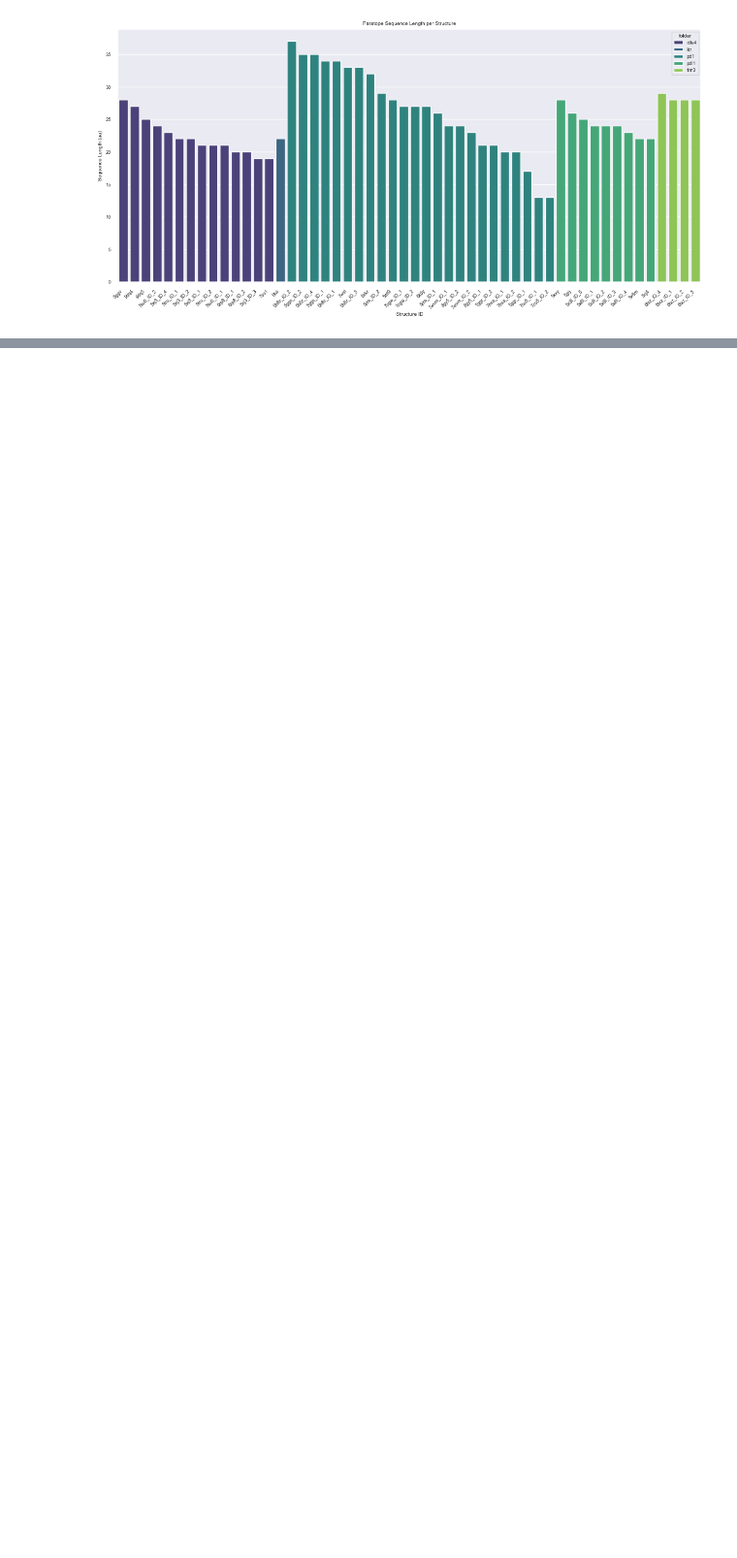
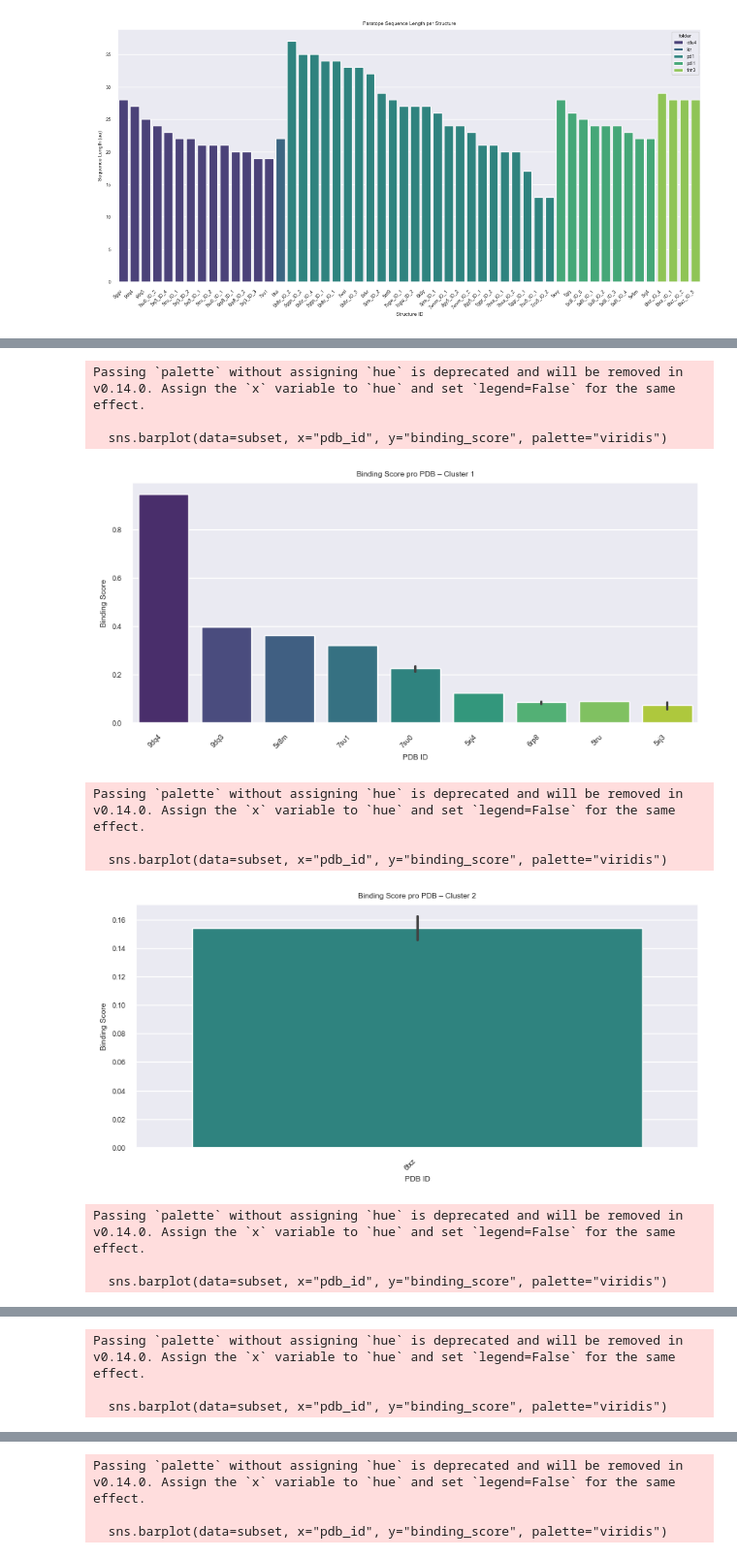
Before and after one commit to datascience-2025-group4/group04-team01, a Jupyter notebook: Structural Analysis_Paratope_Interface.ipynb, the cells around one changed output, grey strips where cells are left out. Shown at 97% size. Drawn from its saved outputs; the diff is of its cells as text; code cells hidden in the pictures; blank space fills up the shorter version.

```diff
--- a/Structural Analysis_Paratope_Interface.ipynb
+++ b/Structural Analysis_Paratope_Interface.ipynb
@@ -735,13 +735,13 @@ def get_checkpoint_label(pdb_id):
     checkpoint = pdb_to_checkpoint[base_id]
     return f"{checkpoint} | {pdb_id}"
 
-df = df.copy()
-df.index = [get_checkpoint_label(p) for p in df.index]
-df.columns = [get_checkpoint_label(p) for p in df.columns]
+df_identity = df_identity.copy()
+df_identity.index = [get_checkpoint_label(p) for p in df_identity.index]
+df_identity.columns = [get_checkpoint_label(p) for p in df_identity.columns]
 
 
 
-annot_data = df.applymap(lambda x: f"{x:.0f}")
+annot_data = df_identity.applymap(lambda x: f"{x:.0f}")
 mask = None
 
 plt.figure(figsize=(24, 20))
@@ -750,7 +750,7 @@ sns.set(style="white", font_scale=1.0)
 
 
 ax = sns.heatmap(
-    df,
+    df_identity,
     annot=annot_data,
     fmt="",
     cmap="viridis",
@@ -827,0 +1029,31 @@ plt.show()
+# %%
+import matplotlib.pyplot as plt
+import seaborn as sns
+
+# Clusterliste ermitteln
+clusters = merged_df["cluster"].unique()
+
+# Plot pro Cluster
+for cluster_name in clusters:
+    subset = merged_df[merged_df["cluster"] == cluster_name].sort_values("binding_score", ascending=False)
+
+    plt.figure(figsize=(8, 4))
+    sns.barplot(data=subset, x="pdb_id", y="binding_score", palette="viridis")
+    plt.title(f"Binding Score pro PDB – {cluster_name}")
+    plt.xlabel("PDB ID")
+    plt.ylabel("Binding Score")
+    plt.xticks(rotation=45, ha="right")
+    plt.tight_layout()
+    plt.show()
+# %% [output]
+Passing `palette` without assigning `hue` is deprecated and will be removed in v0.14.0. Assign the `x` variable to `hue` and set `legend=False` for the same effect.
+
+  sns.barplot(data=subset, x="pdb_id", y="binding_score", palette="viridis")
+[figure, added]
+Passing `palette` without assigning `hue` is deprecated and will be removed in v0.14.0. Assign the `x` variable to `hue` and set `legend=False` for the same effect.
+
+  sns.barplot(data=subset, x="pdb_id", y="binding_score", palette="viridis")
+[figure, added]
+Passing `palette` without assigning `hue` is deprecated and will be removed in v0.14.0. Assign the `x` variable to `hue` and set `legend=False` for the same effect.
+
+  sns.barplot(data=subset, x="pdb_id", y="binding_score", palette="viridis")
@@ -827,0 +1061,3 @@ plt.show()
+Passing `palette` without assigning `hue` is deprecated and will be removed in v0.14.0. Assign the `x` variable to `hue` and set `legend=False` for the same effect.
+
+  sns.barplot(data=subset, x="pdb_id", y="binding_score", palette="viridis")
@@ -827,0 +1065,3 @@ plt.show()
+Passing `palette` without assigning `hue` is deprecated and will be removed in v0.14.0. Assign the `x` variable to `hue` and set `legend=False` for the same effect.
+
+  sns.barplot(data=subset, x="pdb_id", y="binding_score", palette="viridis")
```
Also changed, not shown: parts of 23 cells of this notebook, 23 other files.
